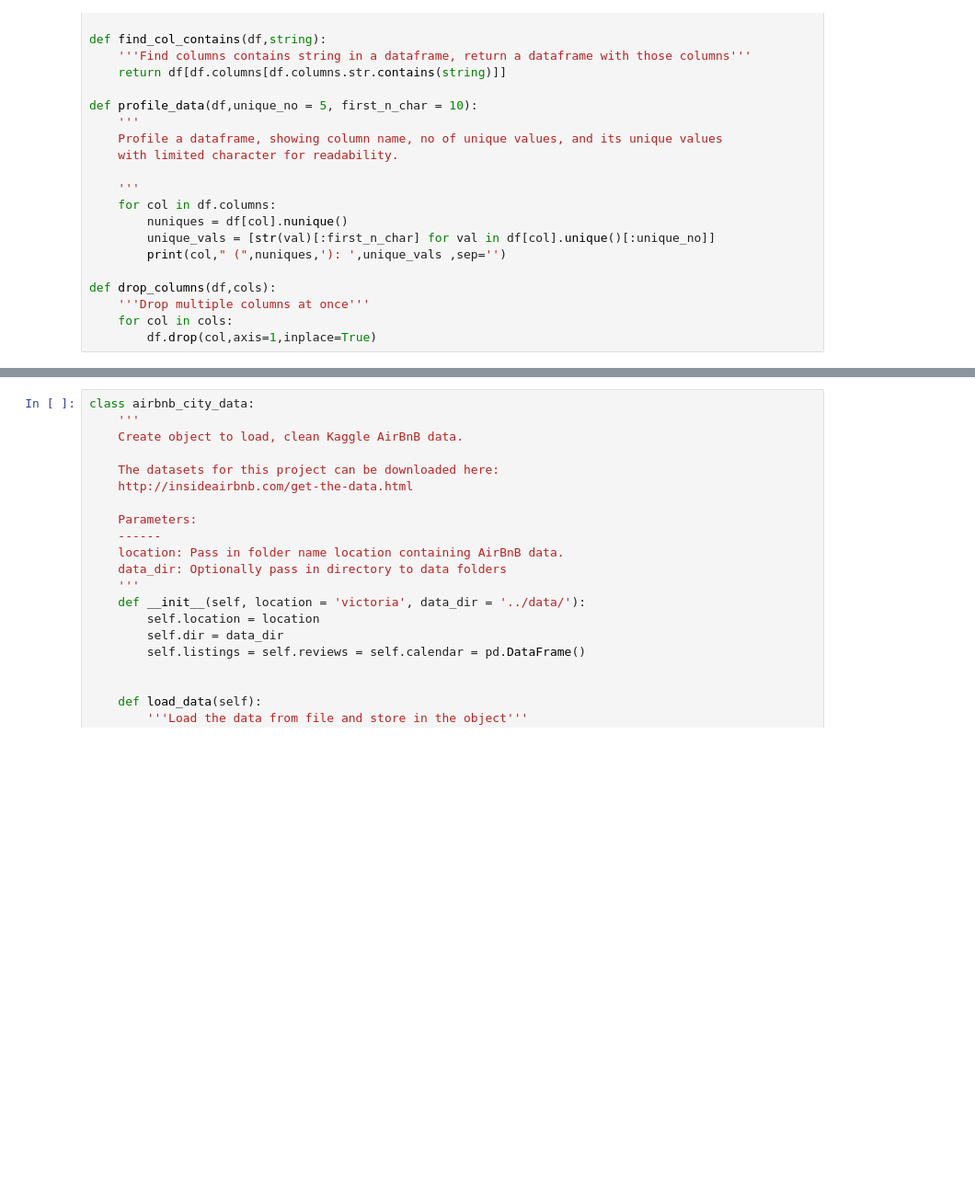
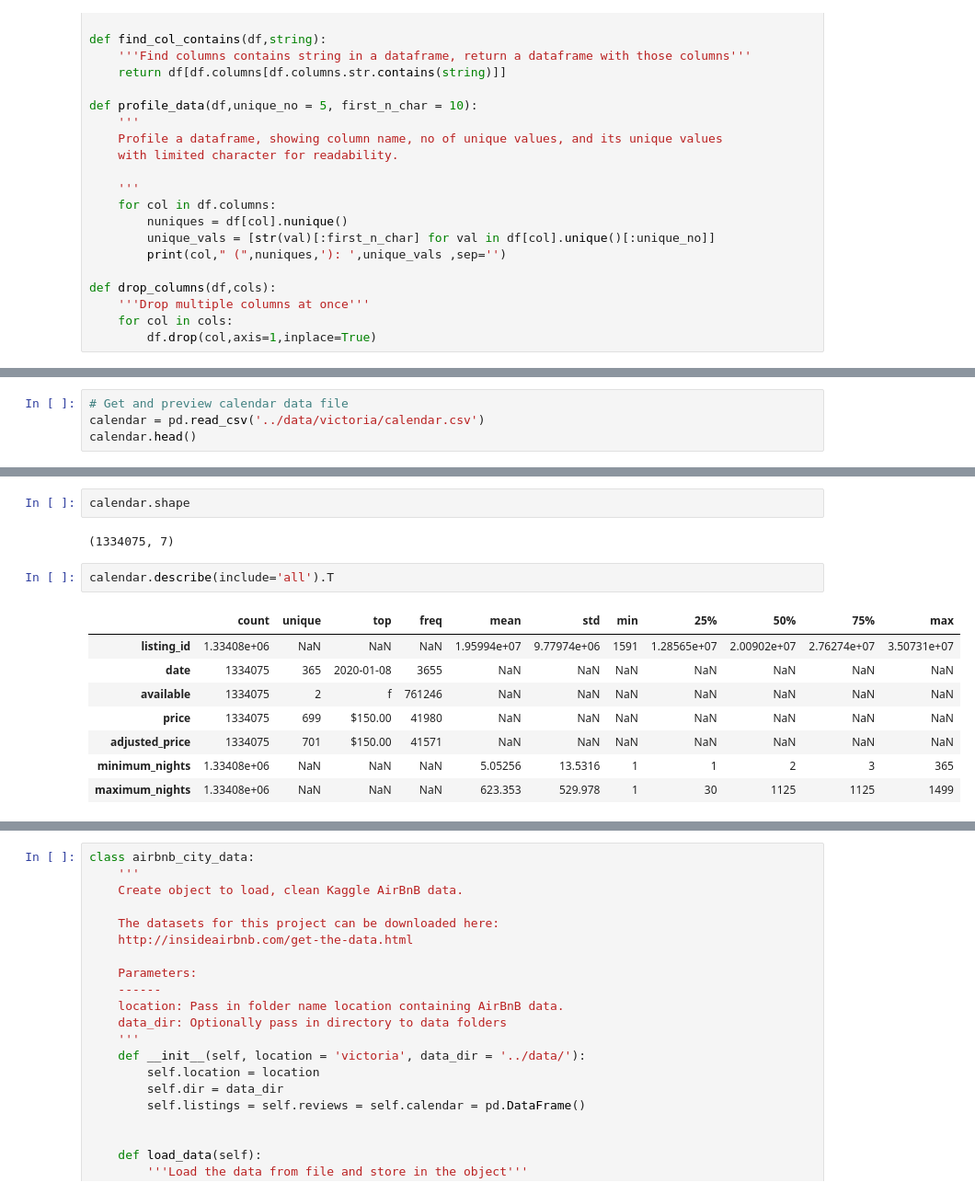
Before and after one commit to tuanchris/airbnb_victoria, a Jupyter notebook: notebooks/Victoria Airbnb analysis.ipynb, the cells around one changed output, grey strips where cells are left out. Shown at 92% size. Cells and saved outputs as stored; diff of their text form; blank space fills up the shorter version.

```diff
--- a/notebooks/Victoria Airbnb analysis.ipynb
+++ b/notebooks/Victoria Airbnb analysis.ipynb
@@ -60,0 +166,4 @@ def drop_columns(df,cols):
+# %%
+# Get and preview calendar data file
+calendar = pd.read_csv('../data/victoria/calendar.csv')
+calendar.head()
@@ -60,0 +177,15 @@ def drop_columns(df,cols):
+# %%
+calendar.shape
+# %% [output]
+(1334075, 7)
+# %%
+calendar.describe(include='all').T
+# %% [output]
+|  | count | unique | top | freq | mean | std | min | 25% | 50% | 75% | max |
+| listing_id | 1.33408e+06 | NaN | NaN | NaN | 1.95994e+07 | 9.77974e+06 | 1591 | 1.28565e+07 | 2.00902e+07 | 2.76274e+07 | 3.50731e+07 |
+| date | 1334075 | 365 | 2020-01-08 | 3655 | NaN | NaN | NaN | NaN | NaN | NaN | NaN |
+| available | 1334075 | 2 | f | 761246 | NaN | NaN | NaN | NaN | NaN | NaN | NaN |
+| price | 1334075 | 699 | $150.00 | 41980 | NaN | NaN | NaN | NaN | NaN | NaN | NaN |
+| adjusted_price | 1334075 | 701 | $150.00 | 41571 | NaN | NaN | NaN | NaN | NaN | NaN | NaN |
+| minimum_nights | 1.33408e+06 | NaN | NaN | NaN | 5.05256 | 13.5316 | 1 | 1 | 2 | 3 | 365 |
+| maximum_nights | 1.33408e+06 | NaN | NaN | NaN | 623.353 | 529.978 | 1 | 30 | 1125 | 1125 | 1499 |
```
Also changed, not shown: parts of 41 cells of this notebook, 1 other file.
